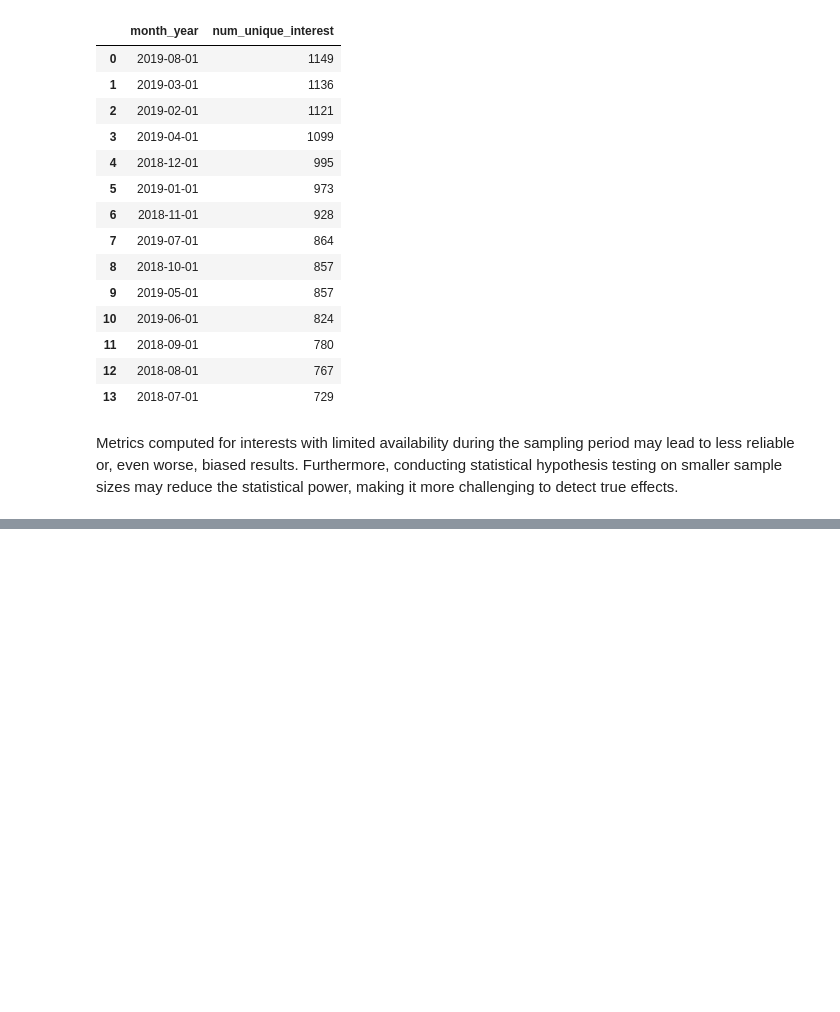
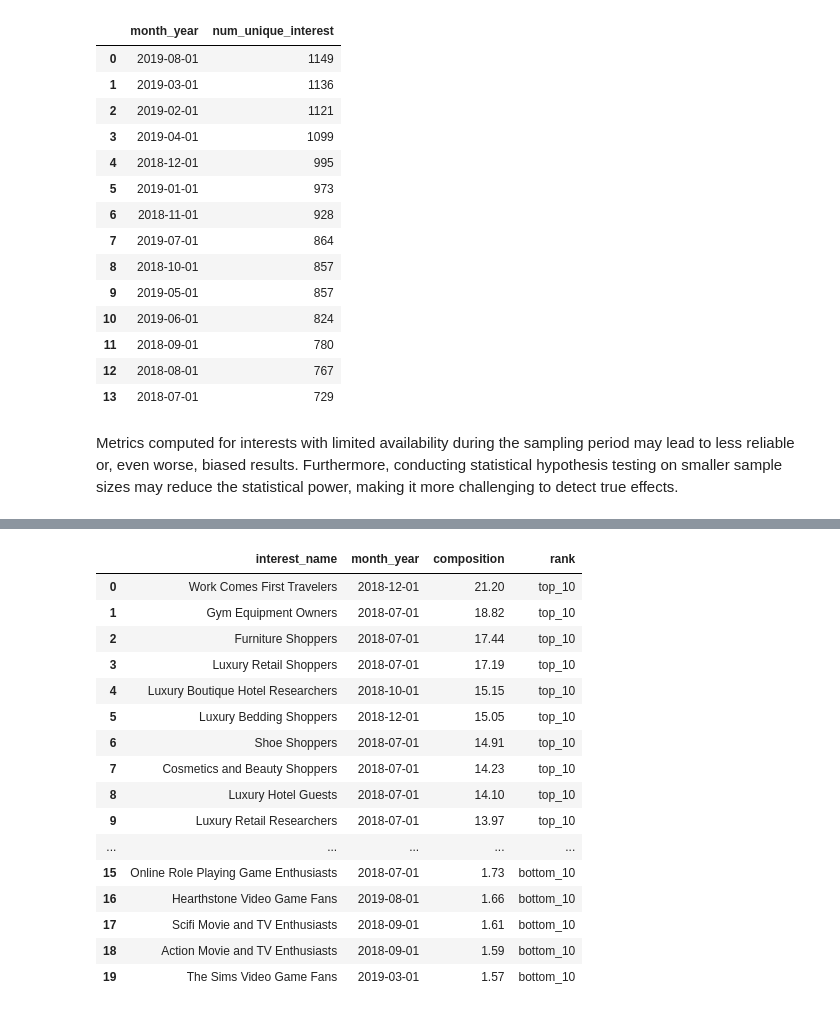
Before and after one commit to yangwu1227/sql-case-studies, a Jupyter notebook: case_studies/fresh_segments/notebooks/business_questions.ipynb, the cells around one changed output, grey strips where cells are left out. Cells and saved outputs as stored; diff of their text form; code cells hidden in the pictures; blank space fills up the shorter version.

Commit message:
feat: segment analysis for fresh segments case study

```diff
--- a/case_studies/fresh_segments/notebooks/business_questions.ipynb
+++ b/case_studies/fresh_segments/notebooks/business_questions.ipynb
@@ -750,0 +773,84 @@ Metrics computed for interests with limited availability during the sampling per
+# %%
+query = """
+WITH compositions AS (
+    SELECT
+        map.interest_name,
+        met.month_year,
+        met.composition,
+        DENSE_RANK() OVER (
+            PARTITION BY map.interest_name
+            ORDER BY met.composition DESC
+        ) AS comp_ranks
+    FROM
+        fresh_segments.interest_metrics AS met
+    LEFT JOIN
+        fresh_segments.interest_map AS map
+    ON
+        met.interest_id = map.id
+),
+
+top_10 AS (
+    SELECT
+        interest_name,
+        month_year,
+        composition,
+        'top_10' AS rank
+    FROM
+        compositions
+    WHERE
+        comp_ranks = 1
+    ORDER BY
+        composition DESC
+    LIMIT
+        10
+),
+
+bottom_10 AS (
+    SELECT
+        interest_name,
+        month_year,
+        composition,
+        'bottom_10' AS rank
+    FROM
+        compositions
+    WHERE
+        comp_ranks = 1
+    ORDER BY
+        composition ASC
+    LIMIT
+        10
+),
+
+row_bind AS (
+    SELECT * FROM top_10
+    UNION
+    SELECT * FROM bottom_10
+)
+SELECT
+    *
+FROM
+    row_bind
+ORDER BY
+    rank DESC,
+    composition DESC;
+"""
+
+athena.query(database=database, query=query, ctas_approach=ctas_approach)
+# %% [output]
+|  | interest_name | month_year | composition | rank |
+| 0 | Work Comes First Travelers | 2018-12-01 | 21.20 | top_10 |
+| 1 | Gym Equipment Owners | 2018-07-01 | 18.82 | top_10 |
+| 2 | Furniture Shoppers | 2018-07-01 | 17.44 | top_10 |
+| 3 | Luxury Retail Shoppers | 2018-07-01 | 17.19 | top_10 |
+| 4 | Luxury Boutique Hotel Researchers | 2018-10-01 | 15.15 | top_10 |
+| 5 | Luxury Bedding Shoppers | 2018-12-01 | 15.05 | top_10 |
+| 6 | Shoe Shoppers | 2018-07-01 | 14.91 | top_10 |
+| 7 | Cosmetics and Beauty Shoppers | 2018-07-01 | 14.23 | top_10 |
+| 8 | Luxury Hotel Guests | 2018-07-01 | 14.10 | top_10 |
+| 9 | Luxury Retail Researchers | 2018-07-01 | 13.97 | top_10 |
+| ... | ... | ... | ... | ... |
+| 15 | Online Role Playing Game Enthusiasts | 2018-07-01 | 1.73 | bottom_10 |
+| 16 | Hearthstone Video Game Fans | 2019-08-01 | 1.66 | bottom_10 |
+| 17 | Scifi Movie and TV Enthusiasts | 2018-09-01 | 1.61 | bottom_10 |
+| 18 | Action Movie and TV Enthusiasts | 2018-09-01 | 1.59 | bottom_10 |
+| 19 | The Sims Video Game Fans | 2019-03-01 | 1.57 | bottom_10 |
```
Also changed, not shown: parts of 21 cells of this notebook, 1 other file.
